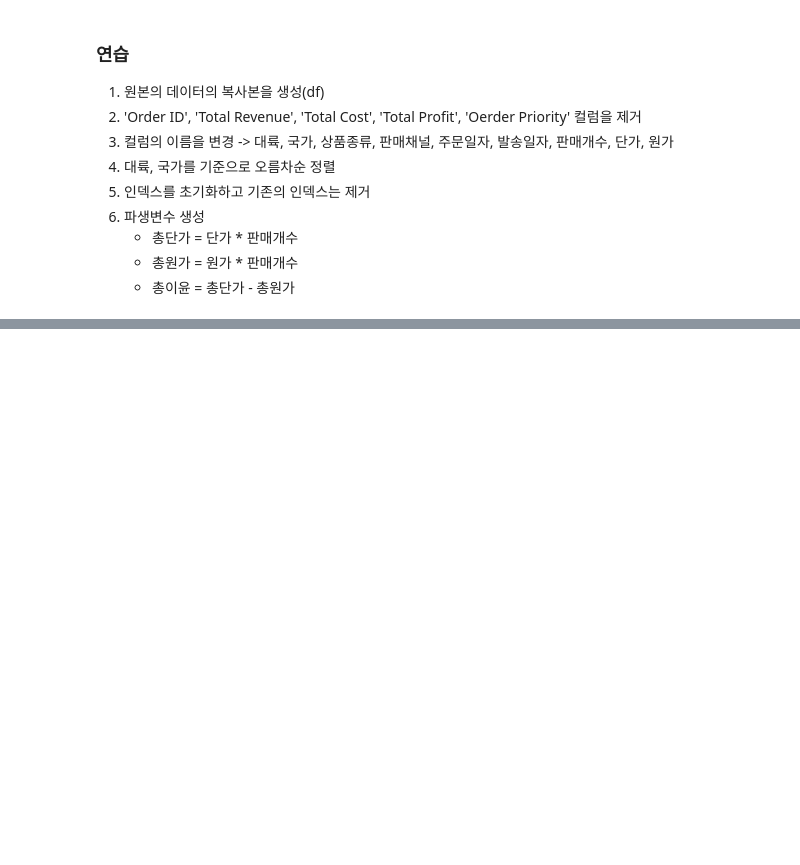
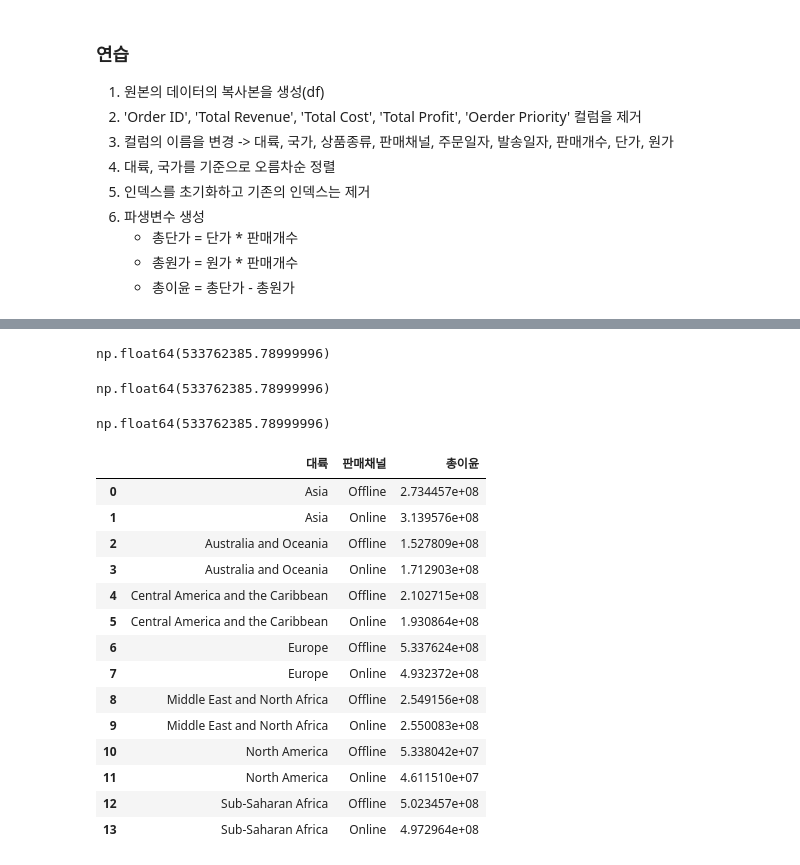
Before and after one commit to bsmoon-86/multicam_11, a Jupyter notebook: 20260415/01_sales.ipynb, the cells around one changed output, grey strips where cells are left out. Drawn from its saved outputs; the diff is of its cells as text; code cells hidden in the pictures; blank space fills up the shorter version.

```diff
--- a/20260415/01_sales.ipynb
+++ b/20260415/01_sales.ipynb
@@ -59,0 +256,12 @@ sales.head()
+# %%
+# 멀티 인덱스를 생성
+# 그룹화 기준 컬럼을 2개 이상 ( 대륙, 판매채널 )
+# 총 이윤의 합산
+group_data3 = df[ ['대륙', '판매채널', '총이윤'] ].groupby(
+    ['대륙', '판매채널']).sum()
+# %%
+# 유럽에 오프라인 총이윤의 합산을 추출
+# 하나씩 풀어 나간다 -> 컬럼 -> 인덱스로 선택
+group_data3['총이윤']['Europe']['Offline']
+# %% [output]
+np.float64(533762385.78999996)
@@ -59,0 +270,31 @@ sales.head()
+# %%
+# loc를 이용해서 데이터를 추출 -> index가 멀티
+group_data3.loc[
+    ('Europe', 'Offline'), '총이윤'
+]
+# %% [output]
+np.float64(533762385.78999996)
+# %%
+# iloc를 이용해서 데이터를 추출 -> 위치를 기준으로 데이터 추출
+group_data3.iloc[6, 0]
+# %% [output]
+np.float64(533762385.78999996)
+# %%
+# reset_index() -> 기존의 인덱스는 유지
+group_data3.reset_index()
+# %% [output]
+|  | 대륙 | 판매채널 | 총이윤 |
+| 0 | Asia | Offline | 2.734457e+08 |
+| 1 | Asia | Online | 3.139576e+08 |
+| 2 | Australia and Oceania | Offline | 1.527809e+08 |
+| 3 | Australia and Oceania | Online | 1.712903e+08 |
+| 4 | Central America and the Caribbean | Offline | 2.102715e+08 |
+| 5 | Central America and the Caribbean | Online | 1.930864e+08 |
+| 6 | Europe | Offline | 5.337624e+08 |
+| 7 | Europe | Online | 4.932372e+08 |
+| 8 | Middle East and North Africa | Offline | 2.549156e+08 |
+| 9 | Middle East and North Africa | Online | 2.550083e+08 |
+| 10 | North America | Offline | 5.338042e+07 |
+| 11 | North America | Online | 4.611510e+07 |
+| 12 | Sub-Saharan Africa | Offline | 5.023457e+08 |
+| 13 | Sub-Saharan Africa | Online | 4.972964e+08 |
```
Also changed, not shown: parts of 48 cells of this notebook.
